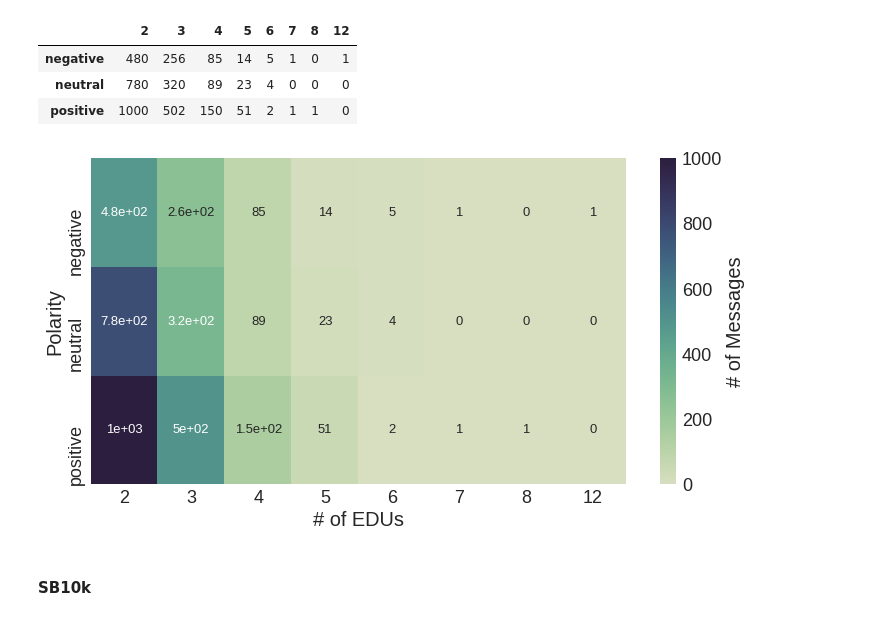
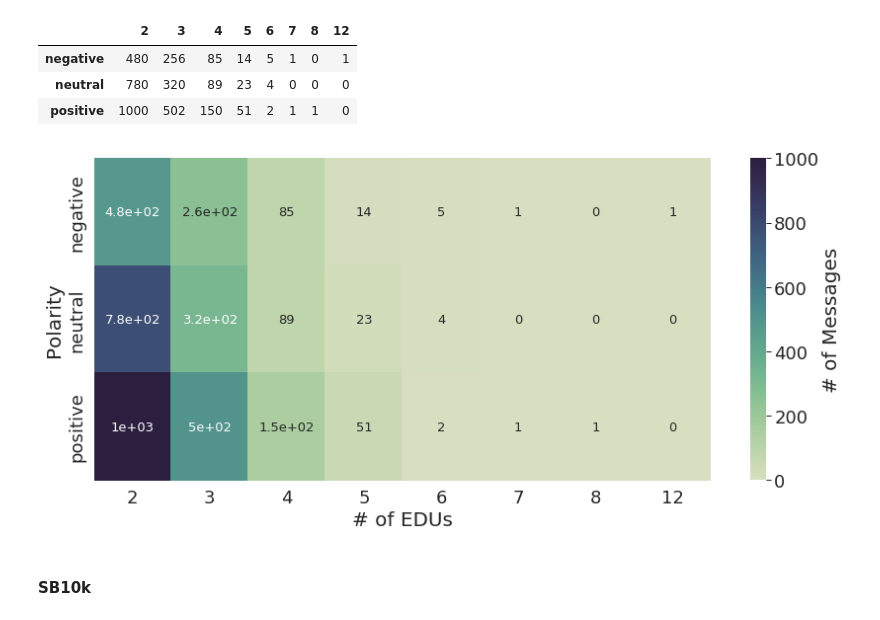
Before and after one commit to WladimirSidorenko/Dissertation, a Jupyter notebook: notebooks/dasa.ipynb, the cells around one changed output. Drawn from its saved outputs; the diff is of its cells as text; code cells hidden in the pictures.

Commit message:
regenerated heatmaps (after correcting the alignment of vertical labels)

```diff
--- a/notebooks/dasa.ipynb
+++ b/notebooks/dasa.ipynb
@@ -24,7 +24,7 @@ HEATMAP_SETTINGS = {"annot": ANNOT, "cmap": CMAP,
 # sns.set_context("notebook", rc={"figure.figsize": (13, 5), "figure.dpi": 30,
 #                             "xtick.labelsize": LGND_FS, "ytick.labelsize": LGND_FS,
 #                             "legend.fontsize": 20, "axes.labelsize": LBL_FS})
-sns.set_context("paper", rc={"figure.figsize": (12, 6), "figure.dpi": 300,
+sns.set_context("paper", rc={"figure.figsize": (20, 20), "figure.dpi": 300,
                             "xtick.labelsize": LGND_FS, "ytick.labelsize": LGND_FS,
                             "legend.fontsize": 20, "axes.labelsize": LBL_FS})
 
@@ -58,11 +58,14 @@ POTTS_PD_STAT
 | neutral | 780 | 320 | 89 | 23 | 4 | 0 | 0 | 0 |
 | positive | 1000 | 502 | 150 | 51 | 2 | 1 | 1 | 0 |
 # %%
+plt.figure(figsize=(14, 6))
 POTTS_PLT = sns.heatmap(POTTS_PD_STAT, **HEATMAP_SETTINGS)
 POTTS_PLT.set(xlabel='# of EDUs', ylabel='Polarity')
+POTTS_PLT.set_yticklabels(POTTS_PLT.get_yticklabels(),
+                         fontdict={"verticalalignment": "center"})
 plt.savefig("dasa_potts_edu_distribution.png", bbox_inches='tight')
 # %% [output]
-[figure, old version]
+[figure, new version]
 # %% [markdown]
 #### SB10k
 # %%
```
Also changed, not shown: parts of 1 cell of this notebook, 2 other files.
